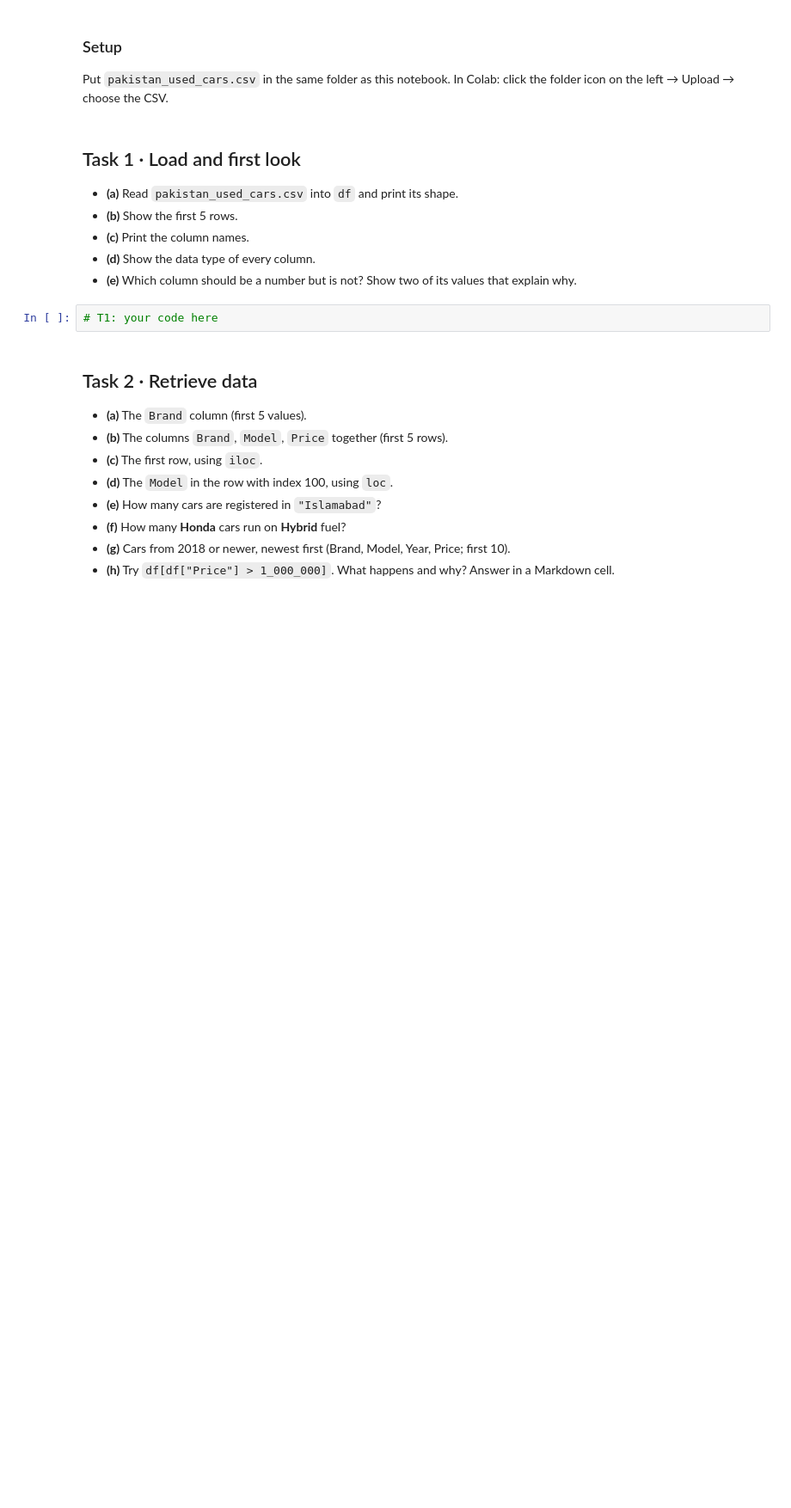
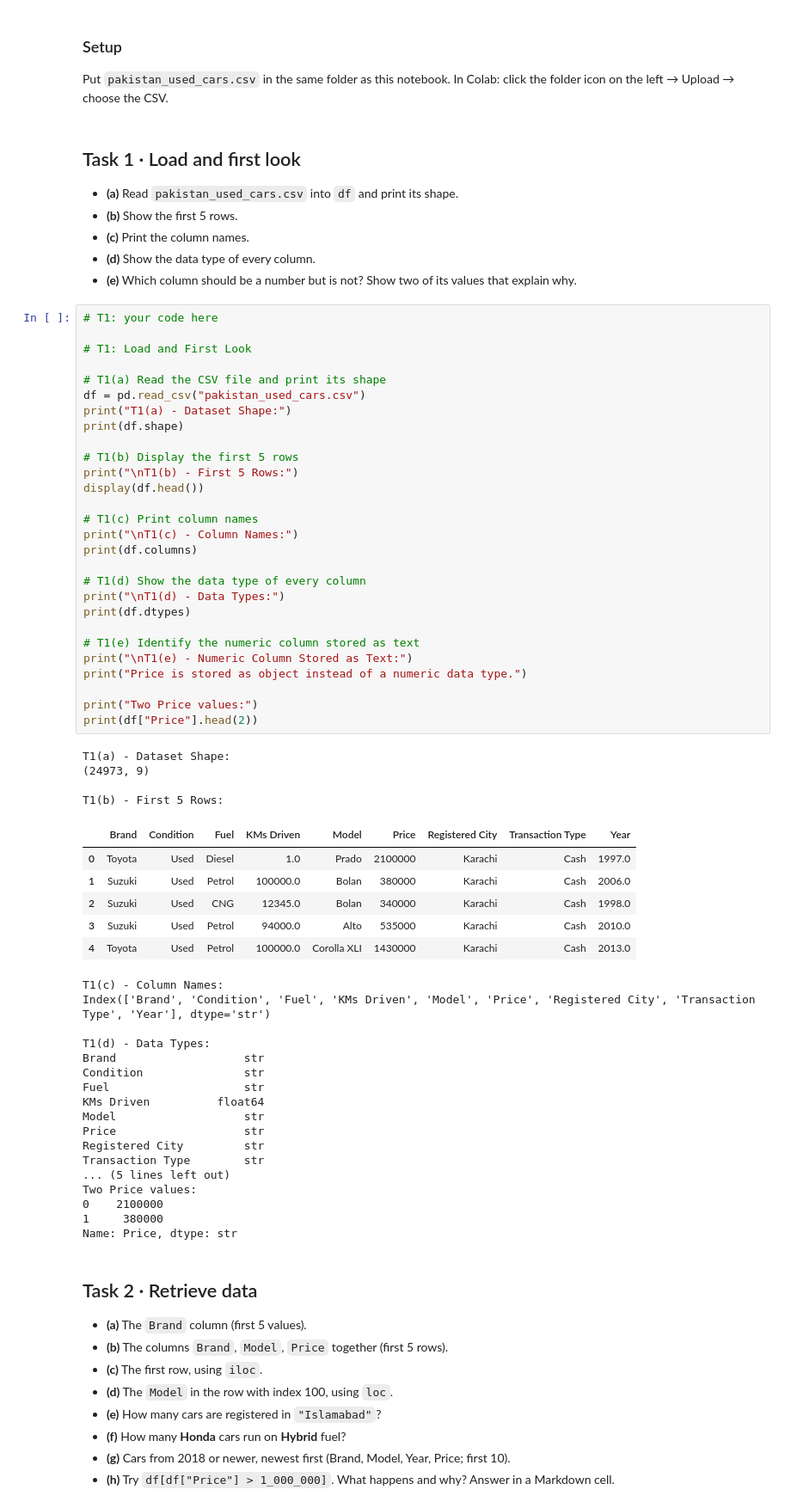
Before and after one commit to saim-webdev/ML-Lab-2024-CET-15, a Jupyter notebook: Lab03/Lab03_Starter.ipynb, the cells around one changed output. Shown at 86% size. Cells and saved outputs as stored; diff of their text form; blank space fills up the shorter version.

```diff
--- a/Lab03/Lab03_Starter.ipynb
+++ b/Lab03/Lab03_Starter.ipynb
@@ -47,6 +55,60 @@ Put `pakistan_used_cars.csv` in the same folder as this notebook. In Colab: clic
 - **(e)** Which column should be a number but is not? Show two of its values that explain why.
 # %%
 # T1: your code here
+
+# T1: Load and First Look
+
+# T1(a) Read the CSV file and print its shape
+df = pd.read_csv("pakistan_used_cars.csv")
+print("T1(a) - Dataset Shape:")
+print(df.shape)
+
+# T1(b) Display the first 5 rows
+print("\nT1(b) - First 5 Rows:")
+display(df.head())
+
+# T1(c) Print column names
+print("\nT1(c) - Column Names:")
+print(df.columns)
+
+# T1(d) Show the data type of every column
+print("\nT1(d) - Data Types:")
+print(df.dtypes)
+
+# T1(e) Identify the numeric column stored as text
+print("\nT1(e) - Numeric Column Stored as Text:")
+print("Price is stored as object instead of a numeric data type.")
+
+print("Two Price values:")
+print(df["Price"].head(2))
+# %% [output]
+T1(a) - Dataset Shape:
+(24973, 9)
+
+T1(b) - First 5 Rows:
+|  | Brand | Condition | Fuel | KMs Driven | Model | Price | Registered City | Transaction Type | Year |
+| 0 | Toyota | Used | Diesel | 1.0 | Prado | 2100000 | Karachi | Cash | 1997.0 |
+| 1 | Suzuki | Used | Petrol | 100000.0 | Bolan | 380000 | Karachi | Cash | 2006.0 |
+| 2 | Suzuki | Used | CNG | 12345.0 | Bolan | 340000 | Karachi | Cash | 1998.0 |
+| 3 | Suzuki | Used | Petrol | 94000.0 | Alto | 535000 | Karachi | Cash | 2010.0 |
+| 4 | Toyota | Used | Petrol | 100000.0 | Corolla XLI | 1430000 | Karachi | Cash | 2013.0 |
+T1(c) - Column Names:
+Index(['Brand', 'Condition', 'Fuel', 'KMs Driven', 'Model', 'Price', 'Registered City', 'Transaction Type', 'Year'], dtype='str')
+
+T1(d) - Data Types:
+Brand                   str
+Condition               str
+Fuel                    str
+KMs Driven          float64
+Model                   str
+Price                   str
+Registered City         str
+Transaction Type        str
+... (5 lines left out)
+Two Price values:
+0    2100000
+1     380000
+Name: Price, dtype: str
 # %% [markdown]
 ## Task 2 · Retrieve data
 - **(a)** The `Brand` column (first 5 values).
```
Also changed, not shown: parts of 8 cells of this notebook, 1 other file.
